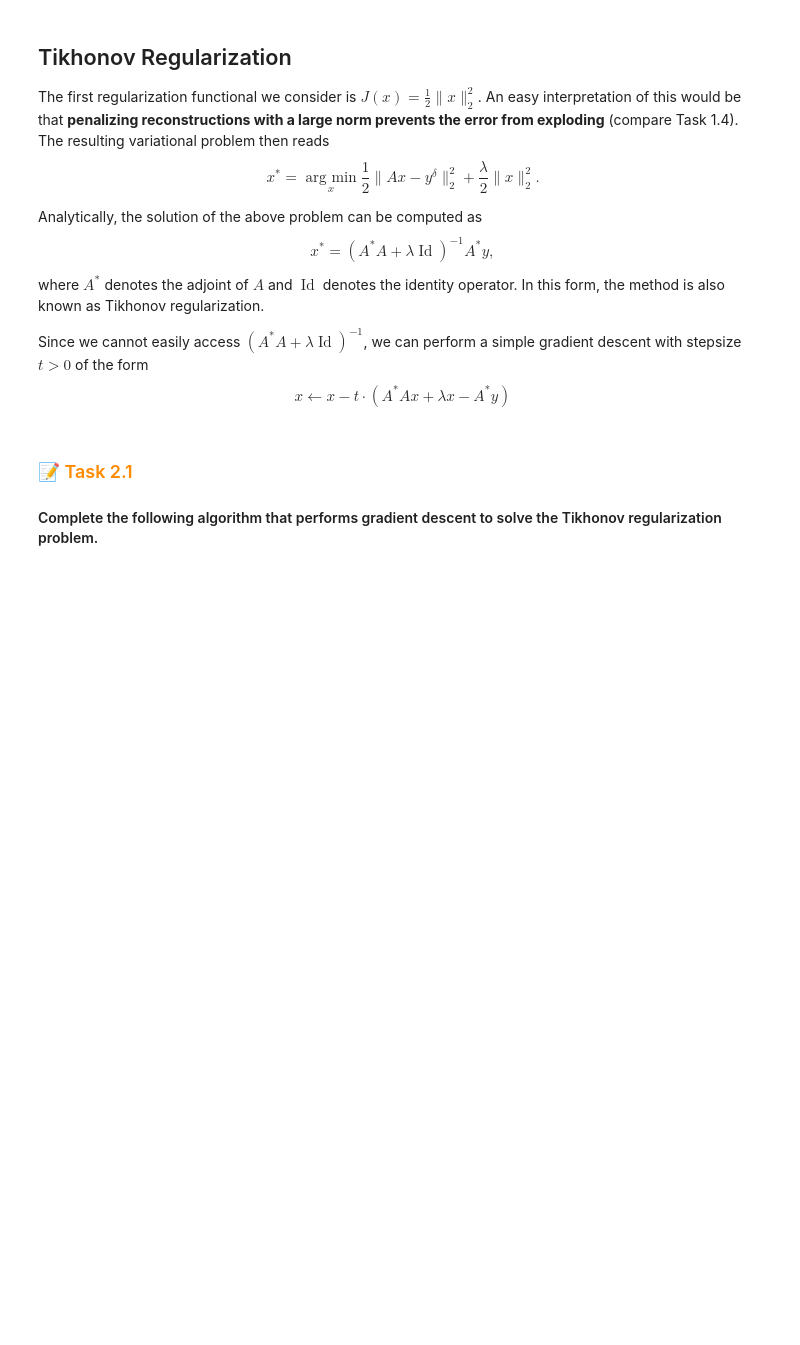
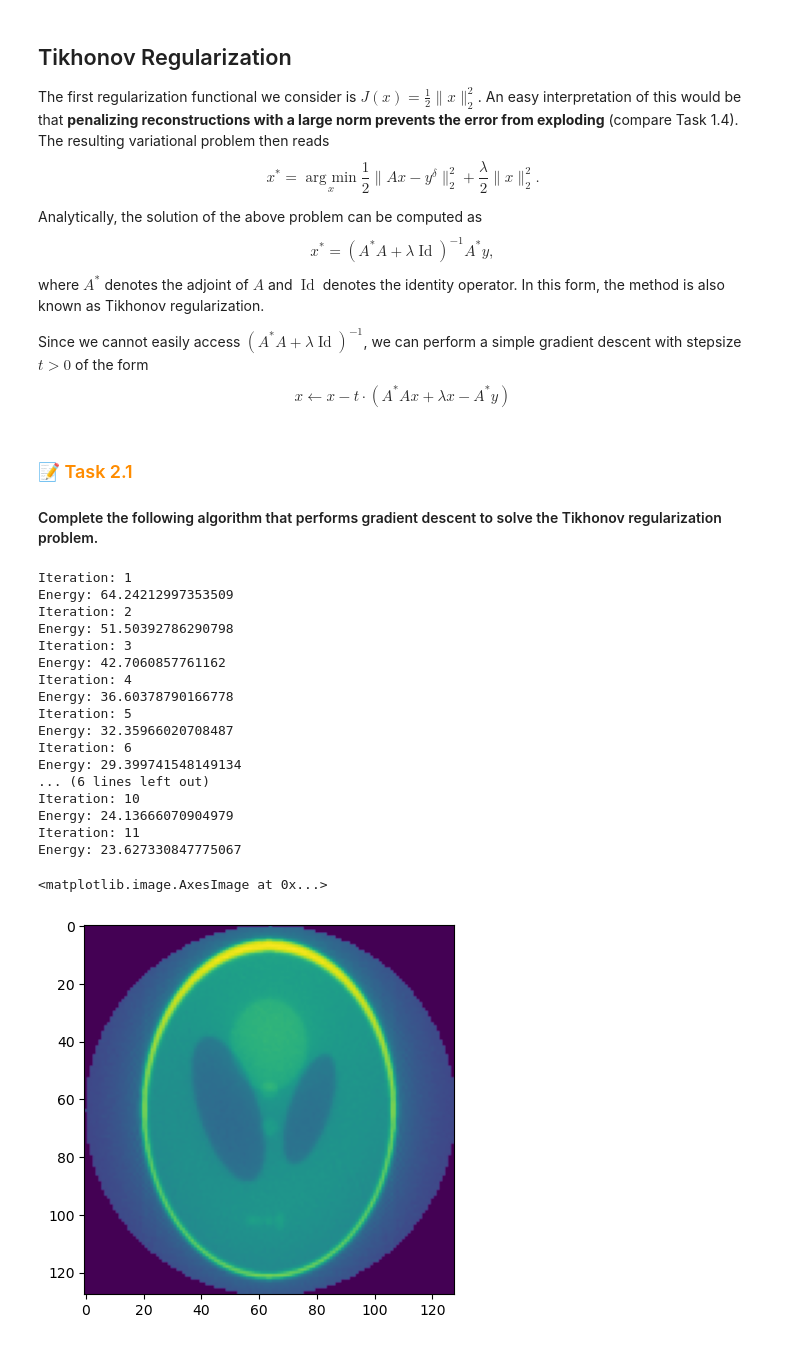
Before and after one commit to TimRoith/IncubatorSchool, a Jupyter notebook: Tutorial_02.ipynb, the cells around one changed output. Cells and saved outputs as stored; diff of their text form; code cells hidden in the pictures; blank space fills up the shorter version.

```diff
--- a/Tutorial_02.ipynb
+++ b/Tutorial_02.ipynb
@@ -8,6 +8,22 @@ Now that we know the main caveats of solving inverse problems, it's time to find
 A popular class of regularization methods can be formulated as a variational problem, where the reconstruction $x^*$ of a noisy measurement $y^{\delta}$ is obtained as the solution of
 $$ x^* = \operatorname*{arg\ min}_x \frac{1}{2}\|Ax-y^{\delta}\|^2_2 + \lambda J(x), $$
 where the functional $J$ is called the regularization functional and penalizes unwanted behaviour of $x$. In this part of the tutorial, we will see what typical examples of $J$ look like and get an idea of how the minimizer of the above problem can be found. For a stochastical interpretation of the variational formulation stay tuned for the last part of this tutorial.
+# %%
+import skimage as ski
+import matplotlib.pyplot as plt
+import ipywidgets as widgets
+from ipywidgets import interactive
+from IPython.display import display
+import operators
+import optimizers
+import numpy as np
+
+phantom = ski.transform.resize(ski.data.shepp_logan_phantom(), (128,128))
+theta = np.linspace(0,180, endpoint=False, num=128)
+R = operators.Radon(theta=theta)
+
+y = R(phantom) + np.random.normal(scale=0.01,size=(128,128))
+x = R.inv(y)
 # %% [markdown]
 ## Tikhonov Regularization
 
@@ -28,3 +42,48 @@ $$ x \leftarrow x - t \cdot (A^*Ax + \lambda x - A^*y )$$
+# %%
+
+class gradient_descent(optimizers.optimizer):
+    def __init__(self, A, x, y, t=0.1, lamda=1.0, **kwargs):
+        super().__init__(**kwargs)
+        self.A = A
+        self.x = x
+        self.y = y
+        self.t = t
+        self.lamda = lamda
+        def energy_fun(x):
+            return 0.5* np.linalg.norm(A(x)-y) + lamda*np.linalg.norm(x, ord=1)
+        self.energy_fun=energy_fun
+
+    def step(self,):
+        grad = self.A.adjoint(self.A(self.x)) + self.lamda*self.x - self.A.adjoint(self.y)
+        self.x = self.x - self.t*grad
+
+
+
+gd = gradient_descent(R, x, y, lamda=2.5, t=0.1)
+
+gd.solve()
+
+plt.imshow(gd.x)
+# %% [output]
+Iteration: 1
+Energy: 64.24212997353509
+Iteration: 2
+Energy: 51.50392786290798
+Iteration: 3
+Energy: 42.7060857761162
+Iteration: 4
+Energy: 36.60378790166778
+Iteration: 5
+Energy: 32.35966020708487
+Iteration: 6
+Energy: 29.399741548149134
+... (6 lines left out)
+Iteration: 10
+Energy: 24.13666070904979
+Iteration: 11
+Energy: 23.627330847775067
+<matplotlib.image.AxesImage at 0x...>
+[figure, added]
 # %% [markdown]
 ## Sparsity Promoting Regularization
 Another demand on the regularization method could be that the obtained **reconstructions should simple in a certain sense**. This means that they should be composed of only a few building blocks.
```
Also changed, not shown: parts of 7 cells of this notebook, 1 other file.
